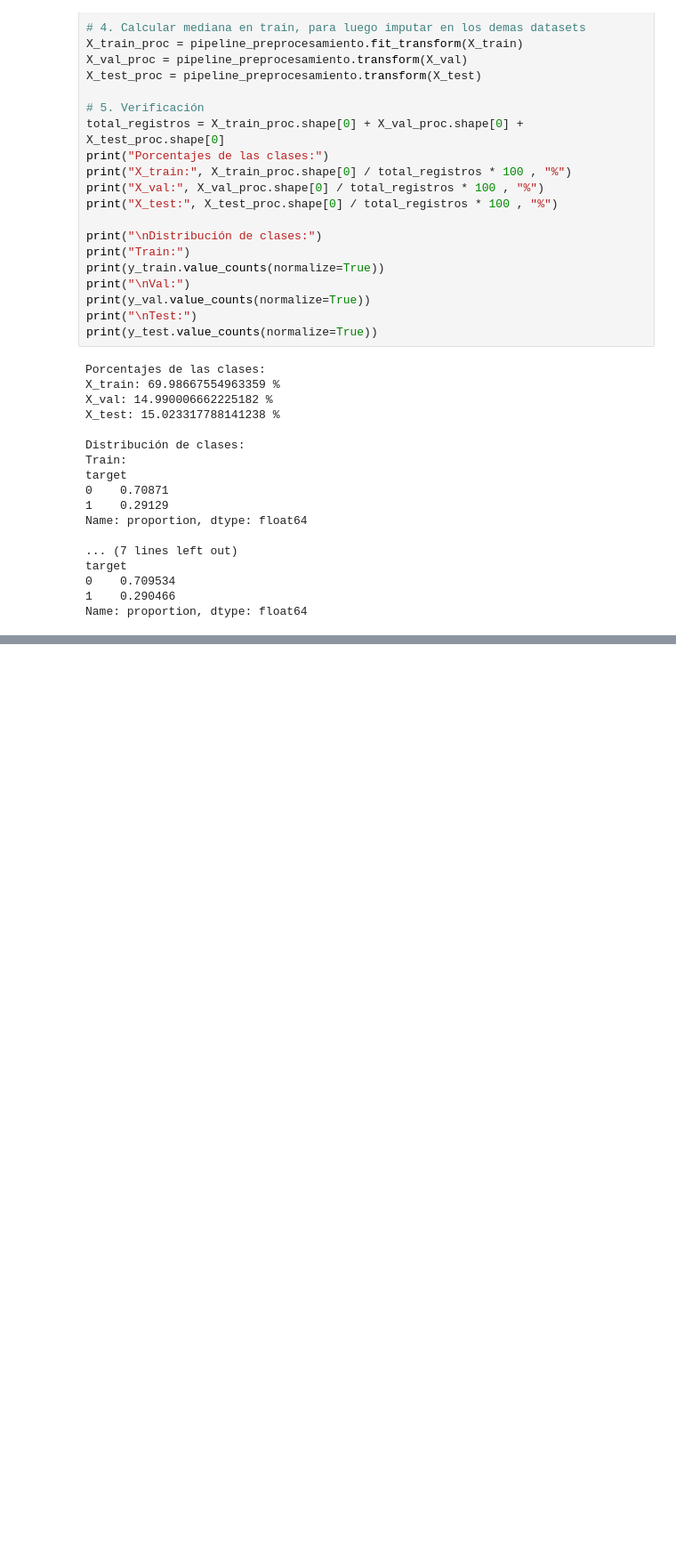
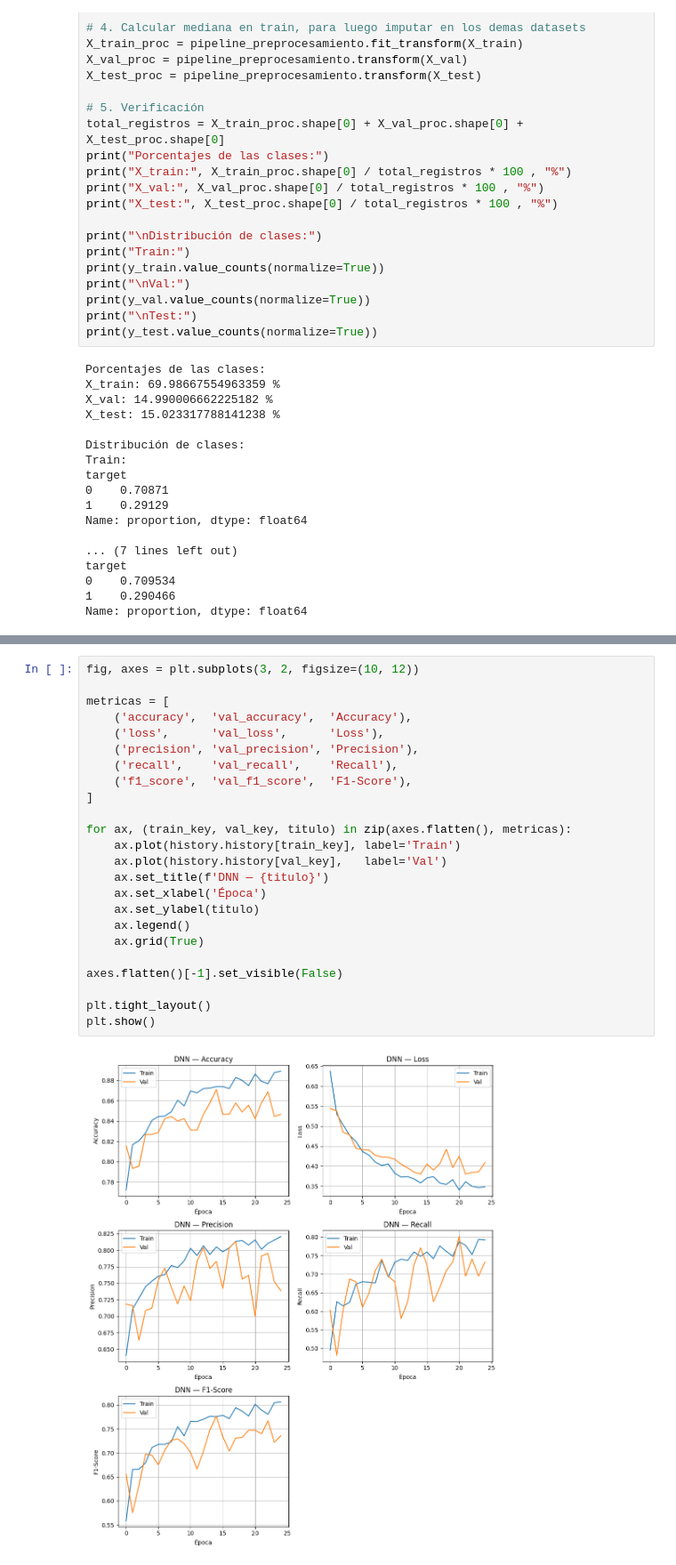
Before and after one commit to Alejoso/Taller2-Intro-IA, a Jupyter notebook: Problema1.ipynb, the cells around one changed output, grey strips where cells are left out. Shown at 89% size. Cells and saved outputs as stored; diff of their text form; blank space fills up the shorter version.

```diff
--- a/Problema1.ipynb
+++ b/Problema1.ipynb
@@ -568,0 +1012,26 @@ Mejor accuracy: 0.826759416355616
+# %%
+fig, axes = plt.subplots(3, 2, figsize=(10, 12))
+
+metricas = [
+    ('accuracy',  'val_accuracy',  'Accuracy'),
+    ('loss',      'val_loss',      'Loss'),
+    ('precision', 'val_precision', 'Precision'),
+    ('recall',    'val_recall',    'Recall'),
+    ('f1_score',  'val_f1_score',  'F1-Score'),
+]
+
+for ax, (train_key, val_key, titulo) in zip(axes.flatten(), metricas):
+    ax.plot(history.history[train_key], label='Train')
+    ax.plot(history.history[val_key],   label='Val')
+    ax.set_title(f'DNN — {titulo}')
+    ax.set_xlabel('Época')
+    ax.set_ylabel(titulo)
+    ax.legend()
+    ax.grid(True)
+
+axes.flatten()[-1].set_visible(False)
+
+plt.tight_layout()
+plt.show()
+# %% [output]
+[figure, added]
```
Also changed, not shown: parts of 36 cells of this notebook.
